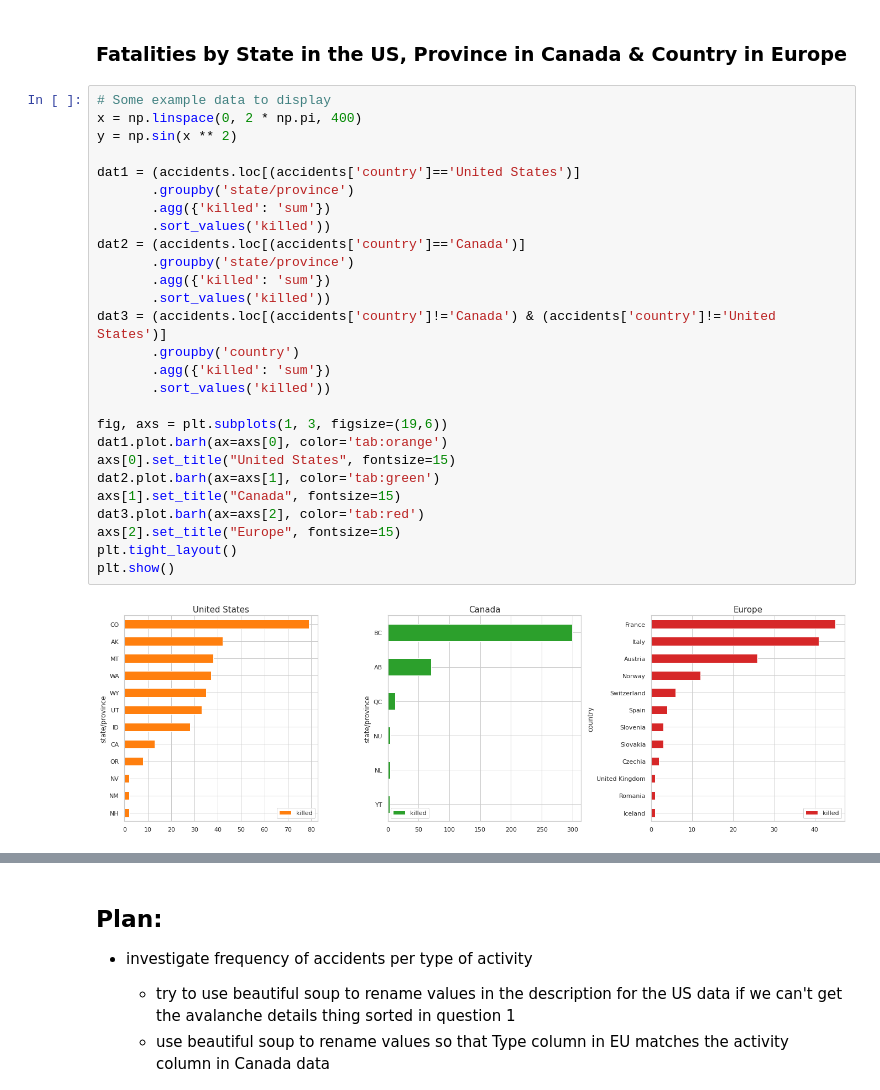
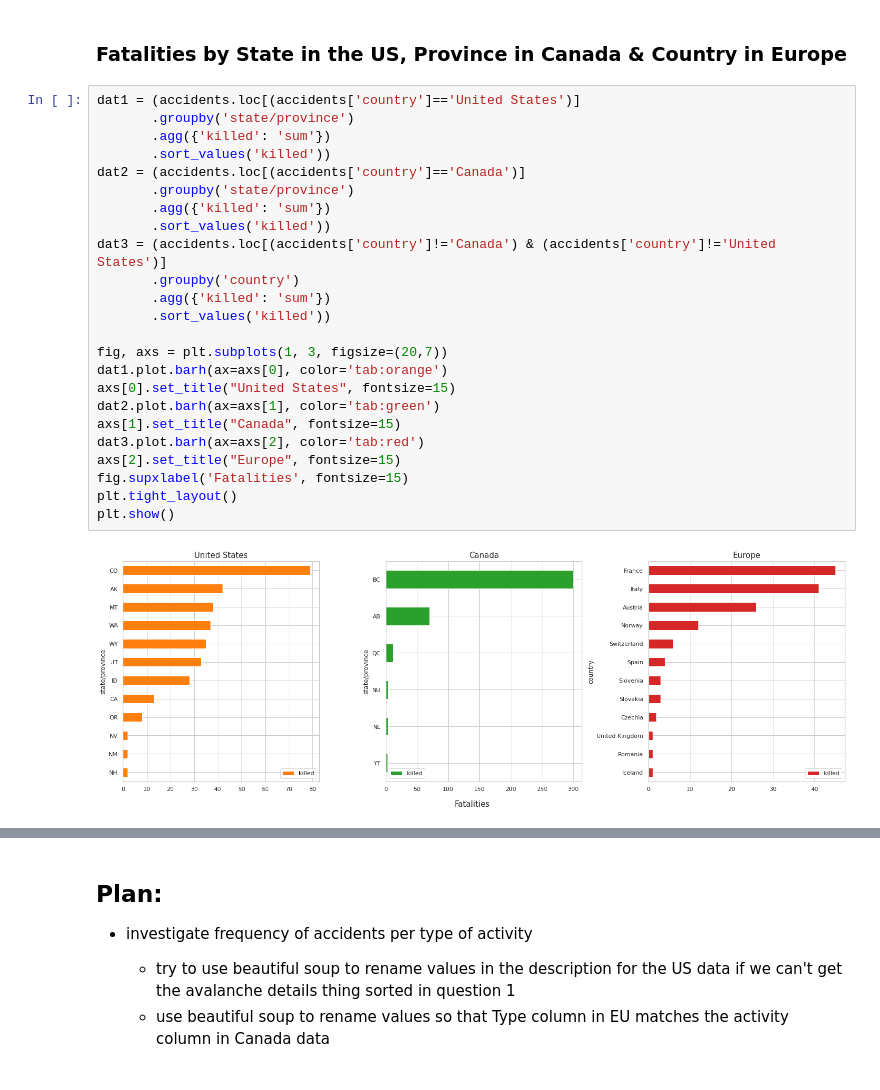
Before and after one commit to omertahi/avalanche_accidents, a Jupyter notebook: Project.ipynb, the cells around one changed output, grey strips where cells are left out. Drawn from its saved outputs; the diff is of its cells as text.

Commit message:
Completed Data visualization

```diff
--- a/Project.ipynb
+++ b/Project.ipynb
@@ -445,31 +445,28 @@ plt.show()
 # %% [markdown]
 ### Fatalities by State in the US, Province in Canada & Country in Europe
 # %%
-# Some example data to display
-x = np.linspace(0, 2 * np.pi, 400)
-y = np.sin(x ** 2)
-
 dat1 = (accidents.loc[(accidents['country']=='United States')]
        .groupby('state/province')
        .agg({'killed': 'sum'})
        .sort_values('killed'))
 dat2 = (accidents.loc[(accidents['country']=='Canada')]
        .groupby('state/province')
        .agg({'killed': 'sum'})
        .sort_values('killed'))
 dat3 = (accidents.loc[(accidents['country']!='Canada') & (accidents['country']!='United States')]
        .groupby('country')
        .agg({'killed': 'sum'})
        .sort_values('killed'))
 
-fig, axs = plt.subplots(1, 3, figsize=(19,6))
+fig, axs = plt.subplots(1, 3, figsize=(20,7))
 dat1.plot.barh(ax=axs[0], color='tab:orange')
 axs[0].set_title("United States", fontsize=15)
 dat2.plot.barh(ax=axs[1], color='tab:green')
 axs[1].set_title("Canada", fontsize=15)
 dat3.plot.barh(ax=axs[2], color='tab:red')
 axs[2].set_title("Europe", fontsize=15)
+fig.supxlabel('Fatalities', fontsize=15)
 plt.tight_layout()
 plt.show()
 # %% [output]
-[figure, old version]
+[figure, new version]
```
Also changed, not shown: parts of 2 cells of this notebook.
